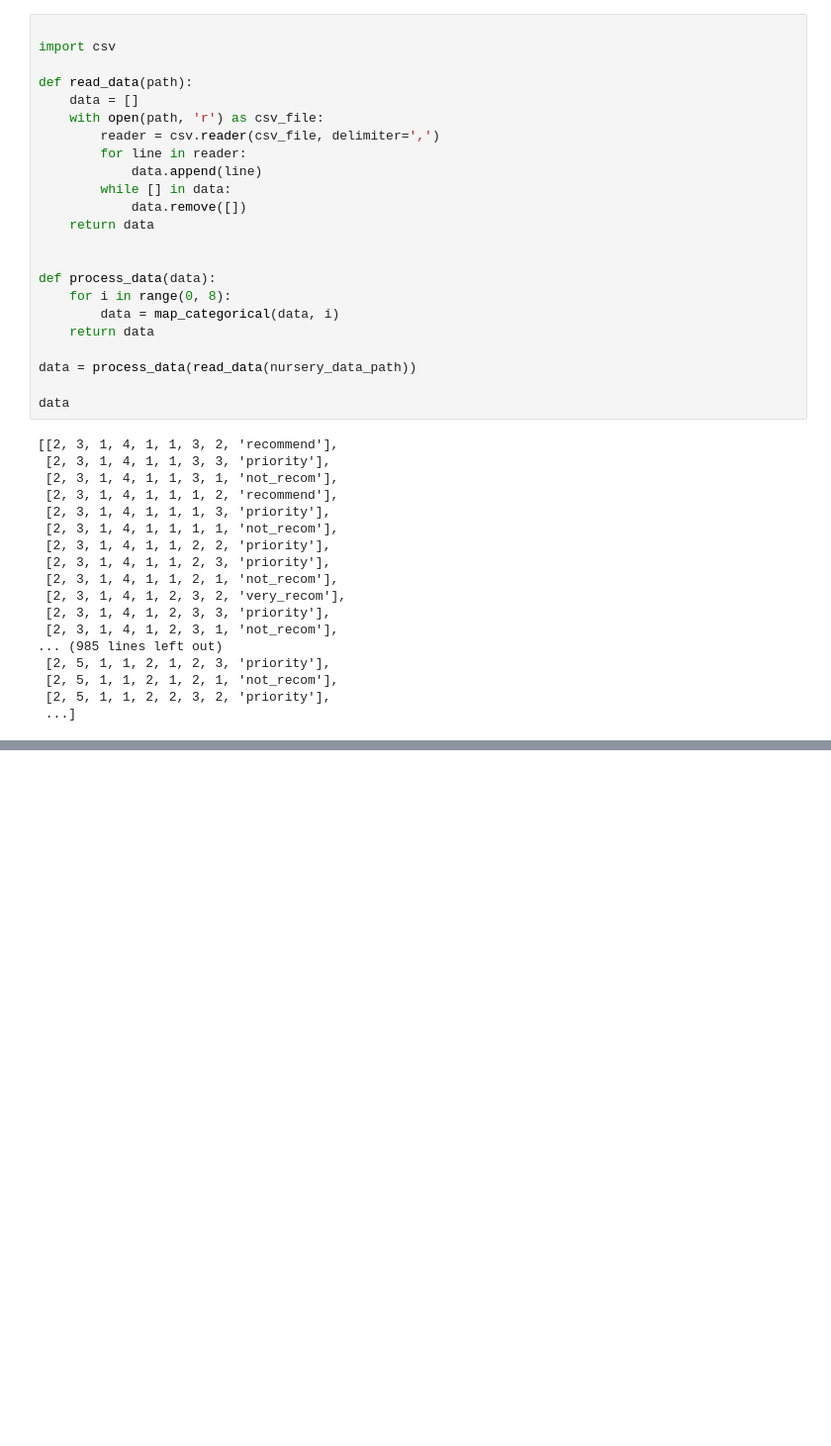
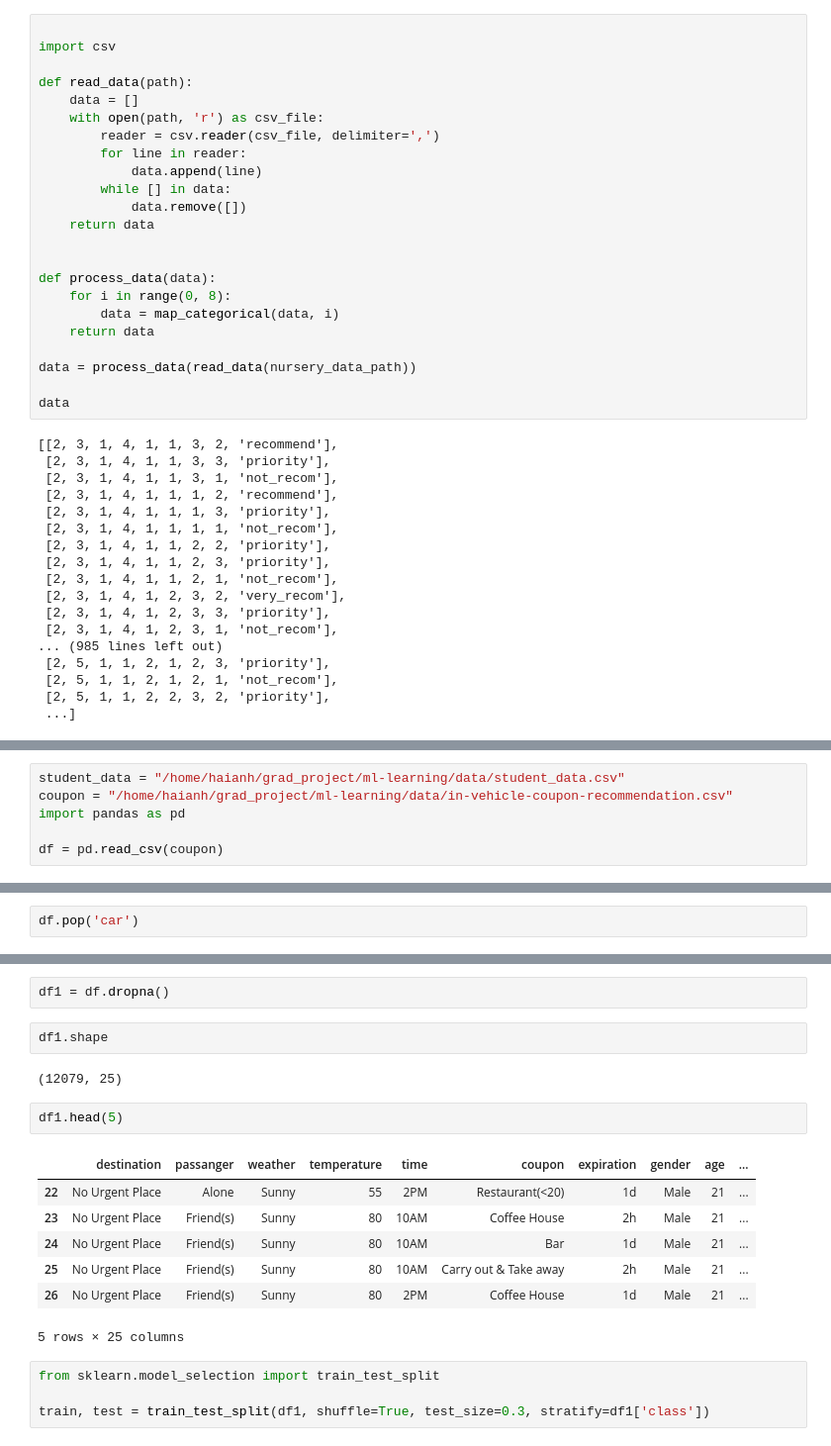
Before and after one commit to AnhNH01/ml-learning, a Jupyter notebook: cba.ipynb, the cells around one changed output, grey strips where cells are left out. Shown: that part at 99% size. Drawn from its saved outputs; the diff is of its cells as text; blank space fills up the shorter version.

```diff
--- a/cba.ipynb
+++ b/cba.ipynb
@@ -68,0 +91,6 @@ data
+# %%
+student_data = "/home/haianh/grad_project/ml-learning/data/student_data.csv"
+coupon = "/home/haianh/grad_project/ml-learning/data/in-vehicle-coupon-recommendation.csv"
+import pandas as pd
+
+df = pd.read_csv(coupon)
@@ -68,0 +109,2 @@ data
+# %%
+df.pop('car')
@@ -68,0 +144,20 @@ data
+# %%
+df1 = df.dropna()
+# %%
+df1.shape
+# %% [output]
+(12079, 25)
+# %%
+df1.head(5)
+# %% [output]
+|  | destination | passanger | weather | temperature | time | coupon | expiration | gender | age | ... |
+| 22 | No Urgent Place | Alone | Sunny | 55 | 2PM | Restaurant(<20) | 1d | Male | 21 | ... |
+| 23 | No Urgent Place | Friend(s) | Sunny | 80 | 10AM | Coffee House | 2h | Male | 21 | ... |
+| 24 | No Urgent Place | Friend(s) | Sunny | 80 | 10AM | Bar | 1d | Male | 21 | ... |
+| 25 | No Urgent Place | Friend(s) | Sunny | 80 | 10AM | Carry out & Take away | 2h | Male | 21 | ... |
+| 26 | No Urgent Place | Friend(s) | Sunny | 80 | 2PM | Coffee House | 1d | Male | 21 | ... |
+5 rows × 25 columns
+# %%
+from sklearn.model_selection import train_test_split
+
+train, test = train_test_split(df1, shuffle=True, test_size=0.3, stratify=df1['class'])
```
Also changed, not shown: parts of 19 cells of this notebook, 50 other files.
